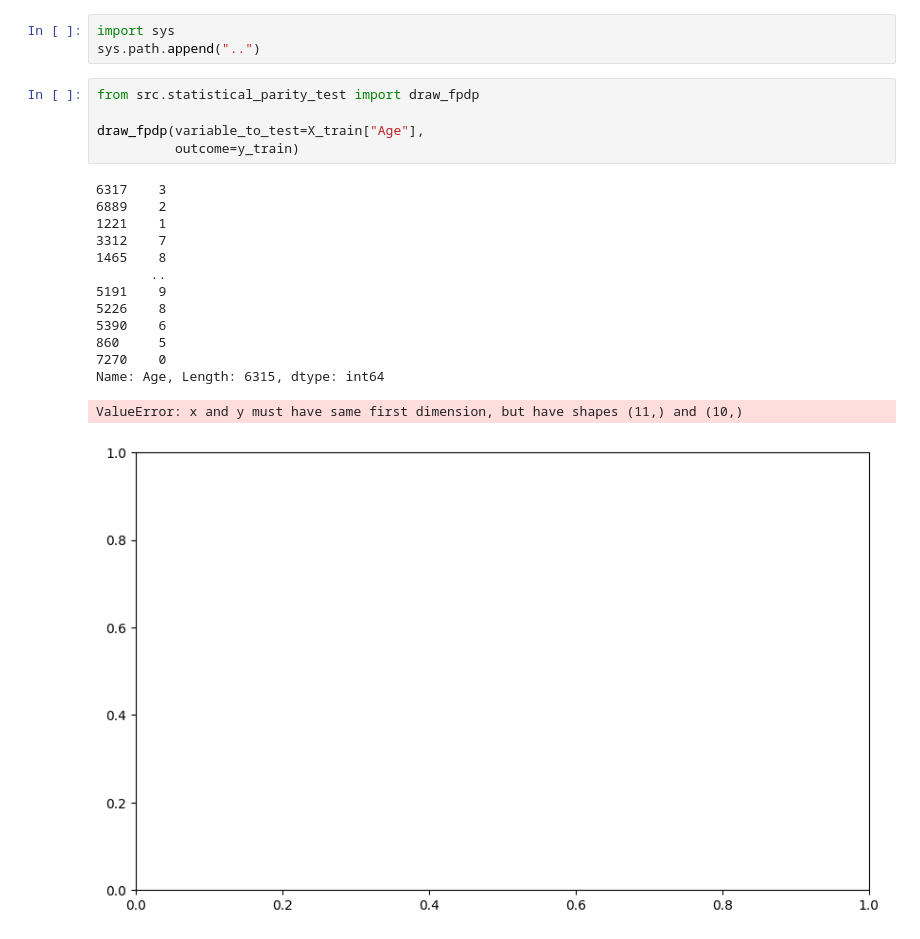
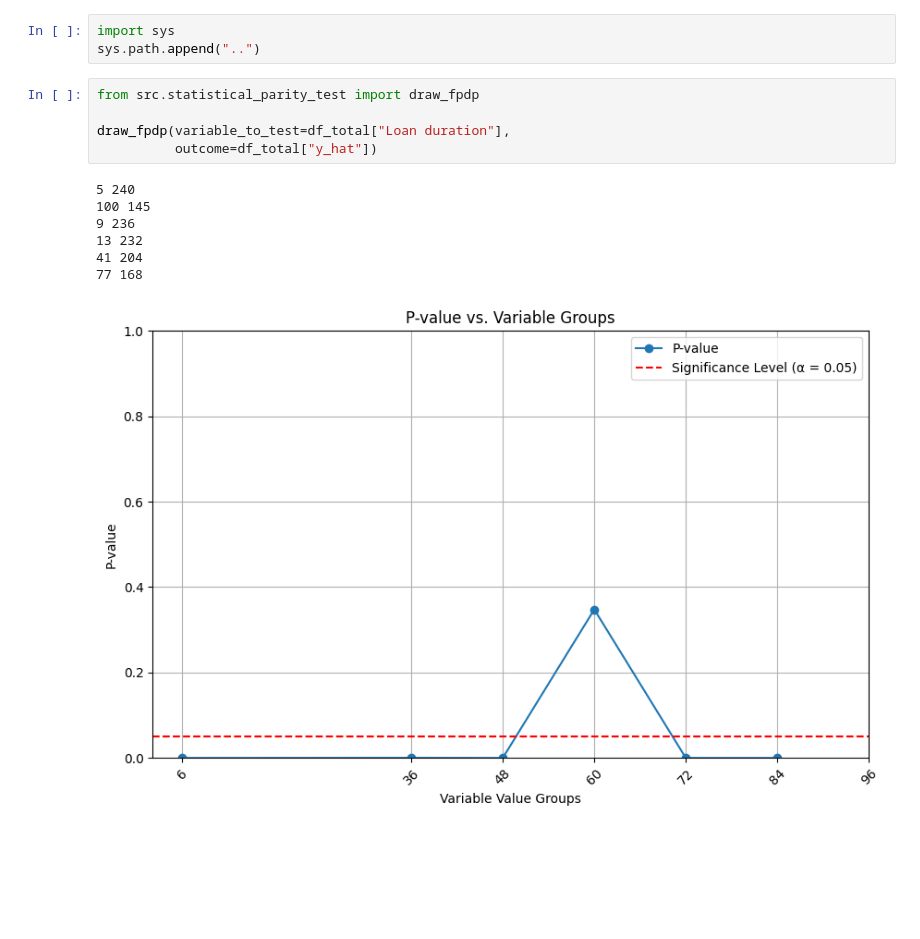
Before and after one commit to julescrevola/interpret_fair, a Jupyter notebook: notebooks/own_model.ipynb, the cells around one changed output. Cells and saved outputs as stored; diff of their text form; blank space fills up the shorter version.

```diff
--- a/notebooks/own_model.ipynb
+++ b/notebooks/own_model.ipynb
@@ -171,20 +187,13 @@ sys.path.append("..")
 # %%
 from src.statistical_parity_test import draw_fpdp
 
-draw_fpdp(variable_to_test=X_train["Age"],
-          outcome=y_train)
+draw_fpdp(variable_to_test=df_total["Loan duration"],
+          outcome=df_total["y_hat"])
 # %% [output]
-6317    3
-6889    2
-1221    1
-3312    7
-1465    8
-       ..
-5191    9
-5226    8
-5390    6
-860     5
-7270    0
-Name: Age, Length: 6315, dtype: int64
+5 240
+100 145
+9 236
+13 232
+41 204
+77 168
-ValueError: x and y must have same first dimension, but have shapes (11,) and (10,)
-[figure, old version]
+[figure, new version]
```
Also changed, not shown: parts of 4 cells of this notebook, 2 other files.
